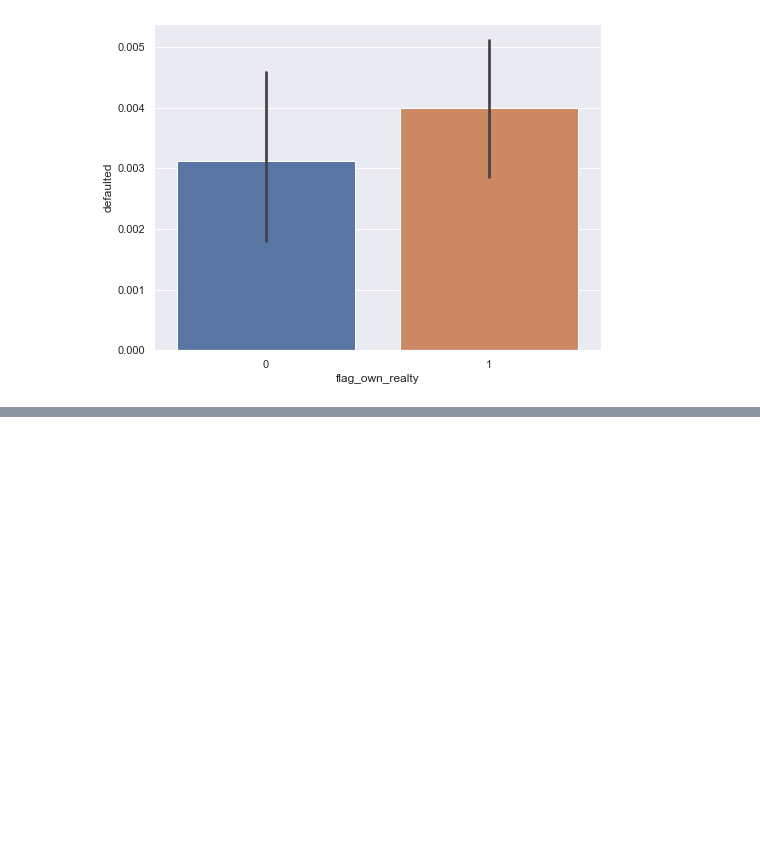
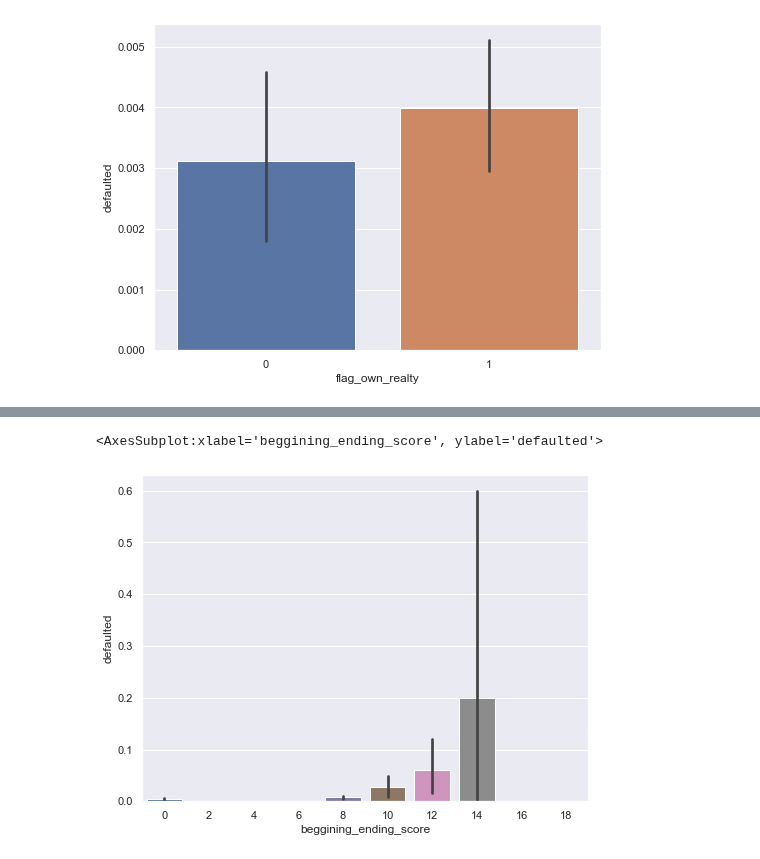
Before and after one commit to credit-risk-management-predictor/credit-risk-management-predictor, a Jupyter notebook: matt_explore_3.ipynb, the cells around one changed output, grey strips where cells are left out. Drawn from its saved outputs; the diff is of its cells as text; code cells hidden in the pictures; blank space fills up the shorter version.

```diff
--- a/matt_explore_3.ipynb
+++ b/matt_explore_3.ipynb
@@ -116,0 +127,5 @@ sns.set(rc={'figure.figsize':(8,6)})
+# %%
+sns.barplot(x="beggining_ending_score", y="defaulted", data=train)
+# %% [output]
+<AxesSubplot:xlabel='beggining_ending_score', ylabel='defaulted'>
+[figure, added]
```
Also changed, not shown: parts of 15 cells of this notebook.
